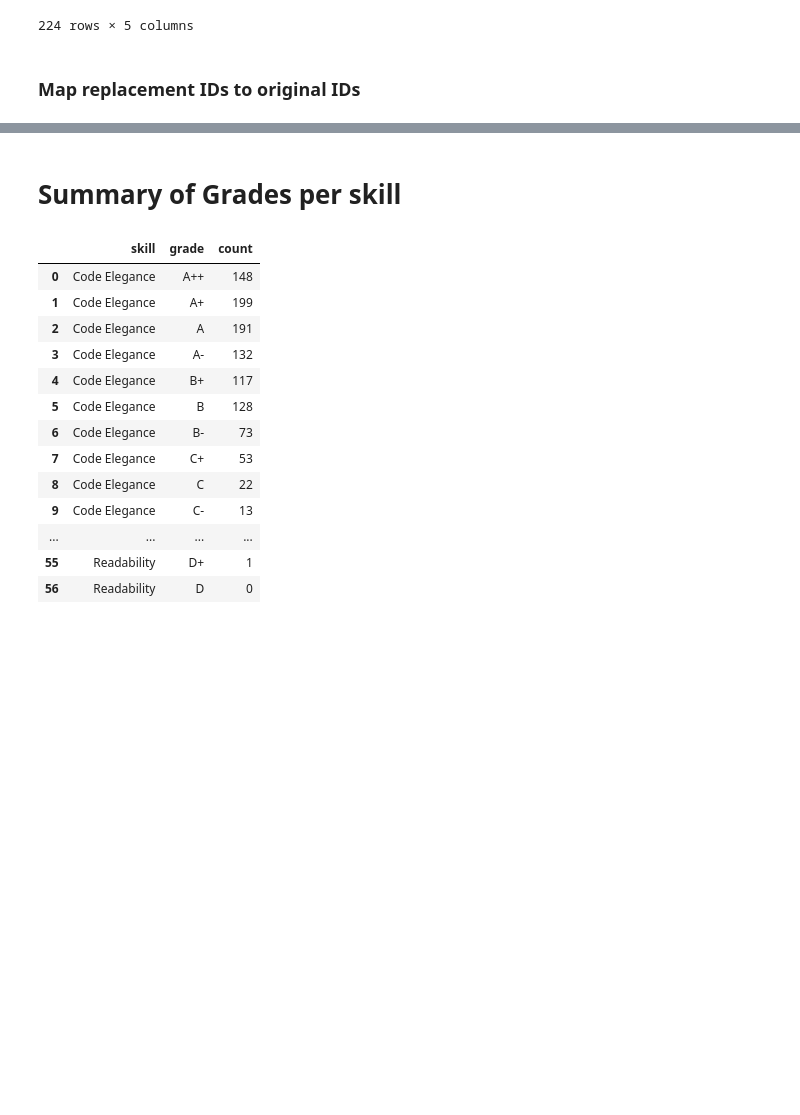
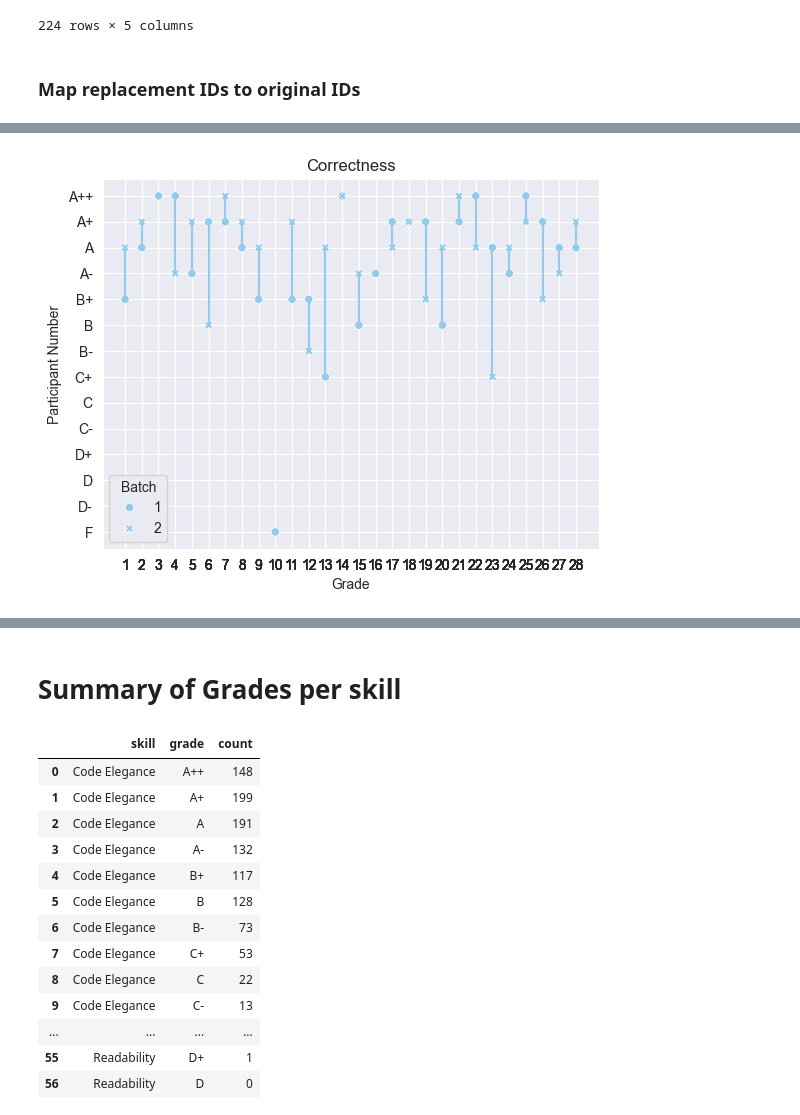
Before and after one commit to m-messer/Consistency_In_Grading_Analysis, a Jupyter notebook: grades_analysis.ipynb, the cells around one changed output, grey strips where cells are left out. Saved outputs shown, nothing was run; the diff lists cells and outputs as text; code cells hidden in the pictures; blank space fills up the shorter version.

```diff
--- a/grades_analysis.ipynb
+++ b/grades_analysis.ipynb
@@ -338,0 +295,17 @@ facet_plt.set(xlabel='Grade', ylabel='Count')
+# %%
+dist_plt = sns.scatterplot(intra_rater_df[intra_rater_df['skill'] == 'Correctness'], x='participant_id', y='grade', style='batch', color=blue)
+
+for index, row in intra_rater_df[intra_rater_df['skill'] == 'Correctness'].iterrows():
+    participant_id = row['participant_id']
+    grade_1_code = intra_rater_df[(intra_rater_df['skill'] == 'Correctness') & (intra_rater_df['participant_id'] == participant_id) & (intra_rater_df['batch'] == 1)]['grade_code']
+
+    grade_2_code = intra_rater_df[(intra_rater_df['skill'] == 'Correctness') & (intra_rater_df['participant_id'] == participant_id) & (intra_rater_df['batch'] == 2)]['grade_code']
+
+    line = dist_plt.plot([participant_id, participant_id], [grade_1_code, grade_2_code])
+    plt.setp(line, color=blue)
+
+dist_plt.set(xlabel='Grade', ylabel='Participant Number', title='Correctness', xticks=intra_rater_df['participant_id'])
+dist_plt.legend(title='Batch')
+dist_plt.get_figure().savefig('plots/correctness_distance.pdf', bbox_inches='tight')
+# %% [output]
+[figure, added]
```
Also changed, not shown: parts of 15 cells of this notebook.
